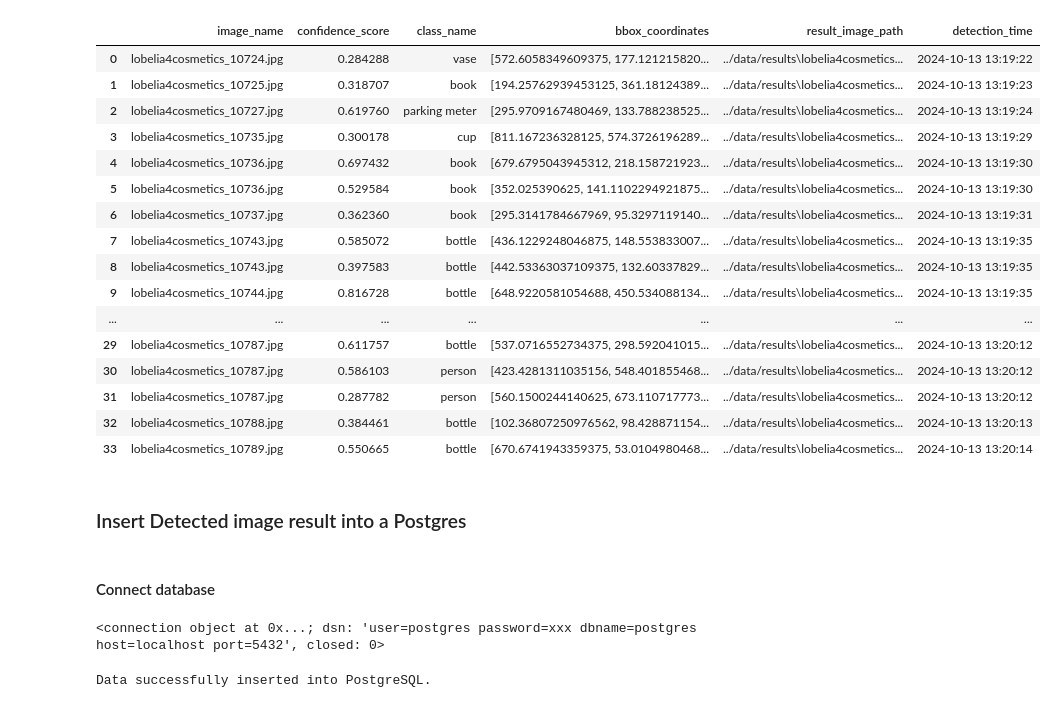
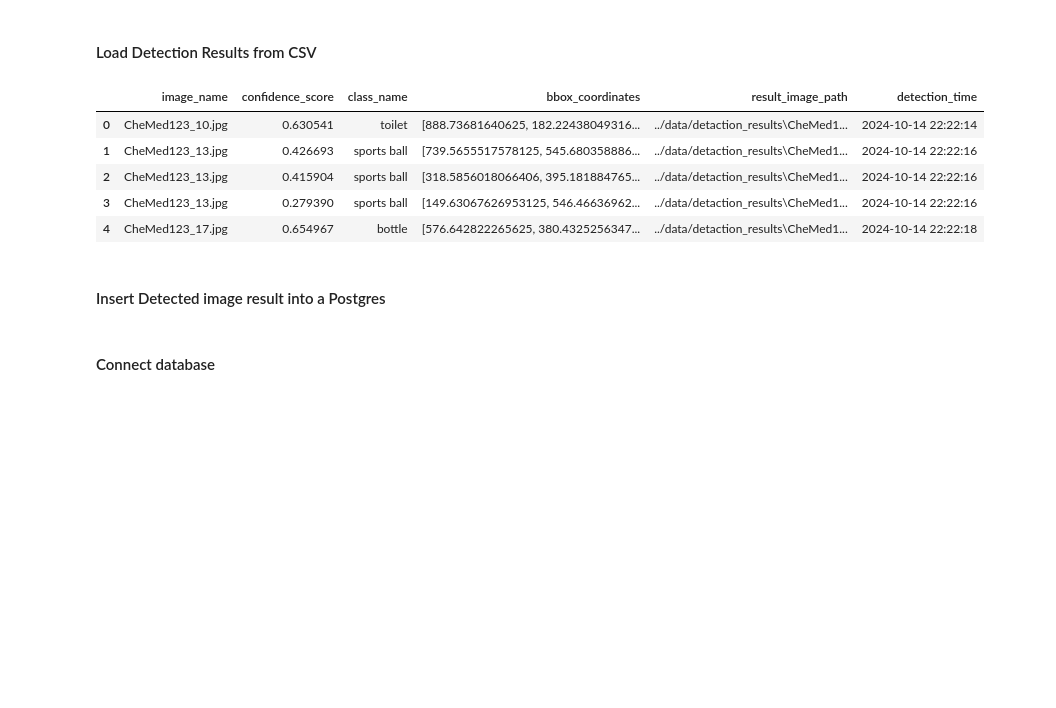
Before and after one commit to getahunTiruneh/Kara-Solutions, a Jupyter notebook: notebooks/YOLO_object_detaction.ipynb, the cells around one changed output. Saved outputs shown, nothing was run; the diff lists cells and outputs as text; code cells hidden in the pictures; blank space fills up the shorter version.

Commit message:
modify object detection model

```diff
--- a/notebooks/YOLO_object_detaction.ipynb
+++ b/notebooks/YOLO_object_detaction.ipynb
@@ -112,23 +71,17 @@ df = pd.read_csv('../data/results/detections.csv')
+# %% [markdown]
+#### Load Detection Results from CSV
+# %%
+# Load the detection results from the CSV file into a Pandas DataFrame
+df = pd.read_csv('../data/detaction_results/detections.csv')
 # %%
-df
+df.head()
 # %% [output]
 |  | image_name | confidence_score | class_name | bbox_coordinates | result_image_path | detection_time |
-| 0 | lobelia4cosmetics_10724.jpg | 0.284288 | vase | [572.6058349609375, 177.121215820... | ../data/results\lobelia4cosmetics... | 2024-10-13 13:19:22 |
-| 1 | lobelia4cosmetics_10725.jpg | 0.318707 | book | [194.25762939453125, 361.18124389... | ../data/results\lobelia4cosmetics... | 2024-10-13 13:19:23 |
-| 2 | lobelia4cosmetics_10727.jpg | 0.619760 | parking meter | [295.9709167480469, 133.788238525... | ../data/results\lobelia4cosmetics... | 2024-10-13 13:19:24 |
-| 3 | lobelia4cosmetics_10735.jpg | 0.300178 | cup | [811.167236328125, 574.3726196289... | ../data/results\lobelia4cosmetics... | 2024-10-13 13:19:29 |
-| 4 | lobelia4cosmetics_10736.jpg | 0.697432 | book | [679.6795043945312, 218.158721923... | ../data/results\lobelia4cosmetics... | 2024-10-13 13:19:30 |
-| 5 | lobelia4cosmetics_10736.jpg | 0.529584 | book | [352.025390625, 141.1102294921875... | ../data/results\lobelia4cosmetics... | 2024-10-13 13:19:30 |
-| 6 | lobelia4cosmetics_10737.jpg | 0.362360 | book | [295.3141784667969, 95.3297119140... | ../data/results\lobelia4cosmetics... | 2024-10-13 13:19:31 |
-| 7 | lobelia4cosmetics_10743.jpg | 0.585072 | bottle | [436.1229248046875, 148.553833007... | ../data/results\lobelia4cosmetics... | 2024-10-13 13:19:35 |
-| 8 | lobelia4cosmetics_10743.jpg | 0.397583 | bottle | [442.53363037109375, 132.60337829... | ../data/results\lobelia4cosmetics... | 2024-10-13 13:19:35 |
-| 9 | lobelia4cosmetics_10744.jpg | 0.816728 | bottle | [648.9220581054688, 450.534088134... | ../data/results\lobelia4cosmetics... | 2024-10-13 13:19:35 |
-| ... | ... | ... | ... | ... | ... | ... |
-| 29 | lobelia4cosmetics_10787.jpg | 0.611757 | bottle | [537.0716552734375, 298.592041015... | ../data/results\lobelia4cosmetics... | 2024-10-13 13:20:12 |
-| 30 | lobelia4cosmetics_10787.jpg | 0.586103 | person | [423.4281311035156, 548.401855468... | ../data/results\lobelia4cosmetics... | 2024-10-13 13:20:12 |
-| 31 | lobelia4cosmetics_10787.jpg | 0.287782 | person | [560.1500244140625, 673.110717773... | ../data/results\lobelia4cosmetics... | 2024-10-13 13:20:12 |
-| 32 | lobelia4cosmetics_10788.jpg | 0.384461 | bottle | [102.36807250976562, 98.428871154... | ../data/results\lobelia4cosmetics... | 2024-10-13 13:20:13 |
-| 33 | lobelia4cosmetics_10789.jpg | 0.550665 | bottle | [670.6741943359375, 53.0104980468... | ../data/results\lobelia4cosmetics... | 2024-10-13 13:20:14 |
+| 0 | CheMed123_10.jpg | 0.630541 | toilet | [888.73681640625, 182.22438049316... | ../data/detaction_results\CheMed1... | 2024-10-14 22:22:14 |
+| 1 | CheMed123_13.jpg | 0.426693 | sports ball | [739.5655517578125, 545.680358886... | ../data/detaction_results\CheMed1... | 2024-10-14 22:22:16 |
+| 2 | CheMed123_13.jpg | 0.415904 | sports ball | [318.5856018066406, 395.181884765... | ../data/detaction_results\CheMed1... | 2024-10-14 22:22:16 |
+| 3 | CheMed123_13.jpg | 0.279390 | sports ball | [149.63067626953125, 546.46636962... | ../data/detaction_results\CheMed1... | 2024-10-14 22:22:16 |
+| 4 | CheMed123_17.jpg | 0.654967 | bottle | [576.642822265625, 380.4325256347... | ../data/detaction_results\CheMed1... | 2024-10-14 22:22:18 |
 # %% [markdown]
-### Insert Detected image result into a Postgres
+#### Insert Detected image result into a Postgres
 # %%
@@ -135,11 +89,3 @@ df
 from database.db_image_insert import connect_db, insert_detection_data
 # %% [markdown]
 #### Connect database
-# %%
-connect_db()
-# %% [output]
-<connection object at 0x...; dsn: 'user=postgres password=xxx dbname=postgres host=localhost port=5432', closed: 0>
-# %%
-insert_detection_data(df)
-# %% [output]
-Data successfully inserted into PostgreSQL.
```
Also changed, not shown: parts of 15 cells of this notebook.
